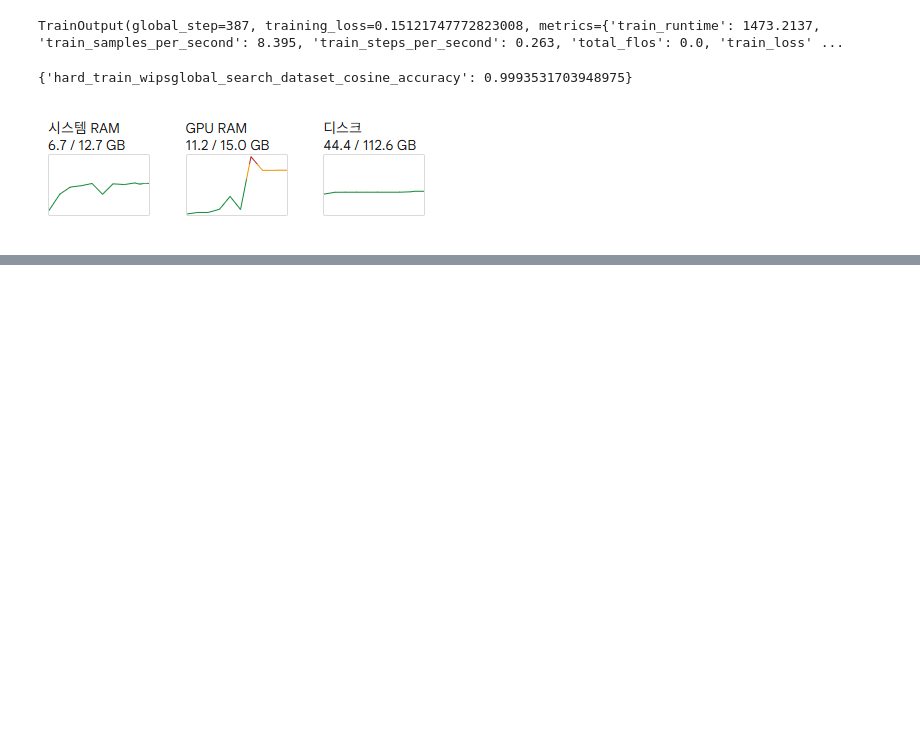
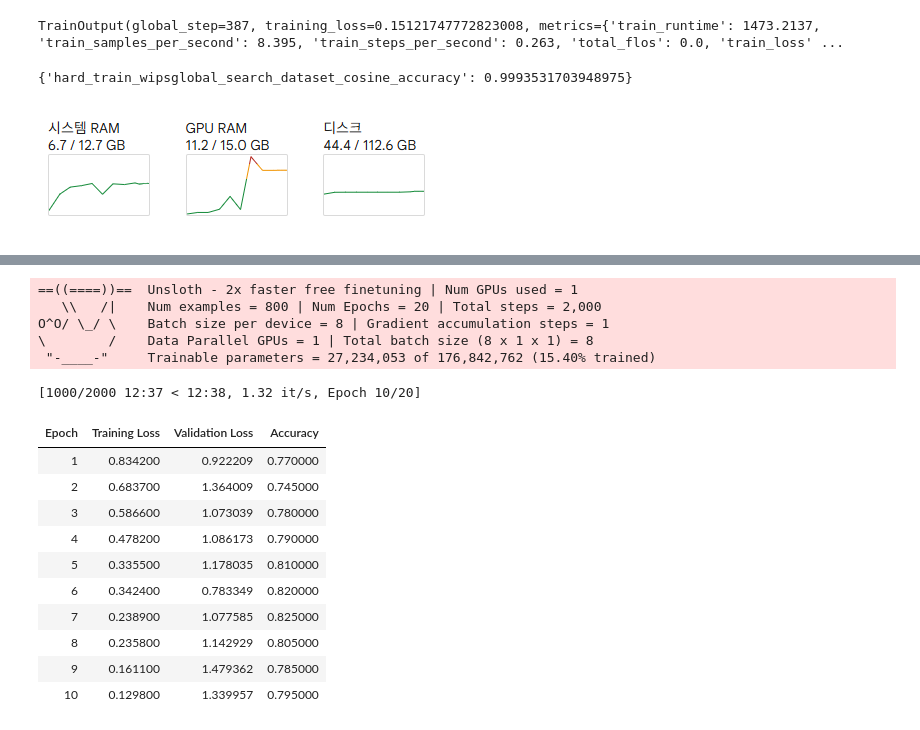
Before and after one commit to hypro2/hands-on-LLM-from-colab, a Jupyter notebook: mmBERT_DPR.ipynb, the cells around one changed output, grey strips where cells are left out. Drawn from its saved outputs; the diff is of its cells as text; code cells hidden in the pictures; blank space fills up the shorter version.

```diff
--- a/mmBERT_DPR.ipynb
+++ b/mmBERT_DPR.ipynb
@@ -131,0 +339,7 @@ model.save_pretrained(f"output/{model_shortname}/{run_name}/final")
+# %%
+from sklearn.metrics import accuracy_score
+
+def compute_metrics(eval_pred):
+    logits, labels = eval_pred
+    preds = logits.argmax(axis=-1)
+    return {"accuracy": accuracy_score(labels, preds)}
@@ -131,0 +378,56 @@ model.save_pretrained(f"output/{model_shortname}/{run_name}/final")
+# %%
+from transformers import TrainingArguments, Trainer
+from transformers import EarlyStoppingCallback
+from unsloth import is_bfloat16_supported
+
+# 훈련
+training_args = TrainingArguments(
+    output_dir="text-classification",
+    gradient_checkpointing = False,
+    per_device_train_batch_size=8,
+    per_device_eval_batch_size=16,
+    learning_rate=1e-4,
+    num_train_epochs=20,
+    seed=42,
+    optim = "adamw_8bit",
+    fp16 = not is_bfloat16_supported(),
+    bf16 = is_bfloat16_supported(),
+    load_best_model_at_end=True,
+    logging_strategy="epoch",
+    save_strategy="epoch",
+    eval_strategy="epoch",
+    metric_for_best_model="accuracy",
+    save_total_limit=2,
+)
+
+trainer = Trainer(
+    model=model,
+    processing_class = tokenizer,
+    args=training_args,
+    data_collator=longest_collator,
+    train_dataset=processed_dataset["train"].select(range(800)),
+    eval_dataset=processed_dataset["test"].select(range(200)),
+    callbacks=[EarlyStoppingCallback(early_stopping_patience=3)],
+    compute_metrics=compute_metrics,
+)
+
+trainer.train()
+model.save_pretrained("text-classification-lora")
+# %% [output]
+==((====))==  Unsloth - 2x faster free finetuning | Num GPUs used = 1
+   \\   /|    Num examples = 800 | Num Epochs = 20 | Total steps = 2,000
+O^O/ \_/ \    Batch size per device = 8 | Gradient accumulation steps = 1
+\        /    Data Parallel GPUs = 1 | Total batch size (8 x 1 x 1) = 8
+ "-____-"     Trainable parameters = 27,234,053 of 176,842,762 (15.40% trained)
+[1000/2000 12:37 < 12:38, 1.32 it/s, Epoch 10/20]
+| Epoch | Training Loss | Validation Loss | Accuracy |
+| 1 | 0.834200 | 0.922209 | 0.770000 |
+| 2 | 0.683700 | 1.364009 | 0.745000 |
+| 3 | 0.586600 | 1.073039 | 0.780000 |
+| 4 | 0.478200 | 1.086173 | 0.790000 |
+| 5 | 0.335500 | 1.178035 | 0.810000 |
+| 6 | 0.342400 | 0.783349 | 0.820000 |
+| 7 | 0.238900 | 1.077585 | 0.825000 |
+| 8 | 0.235800 | 1.142929 | 0.805000 |
+| 9 | 0.161100 | 1.479362 | 0.785000 |
+| 10 | 0.129800 | 1.339957 | 0.795000 |
```
Also changed, not shown: parts of 13 cells of this notebook.
